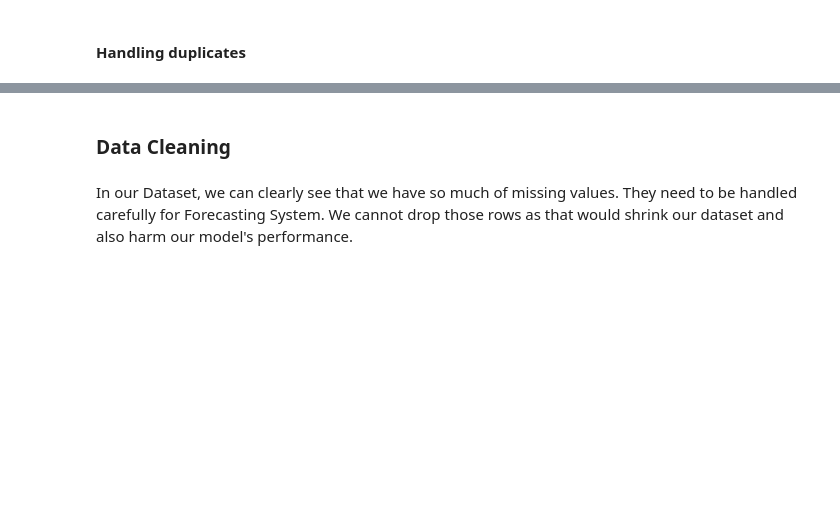
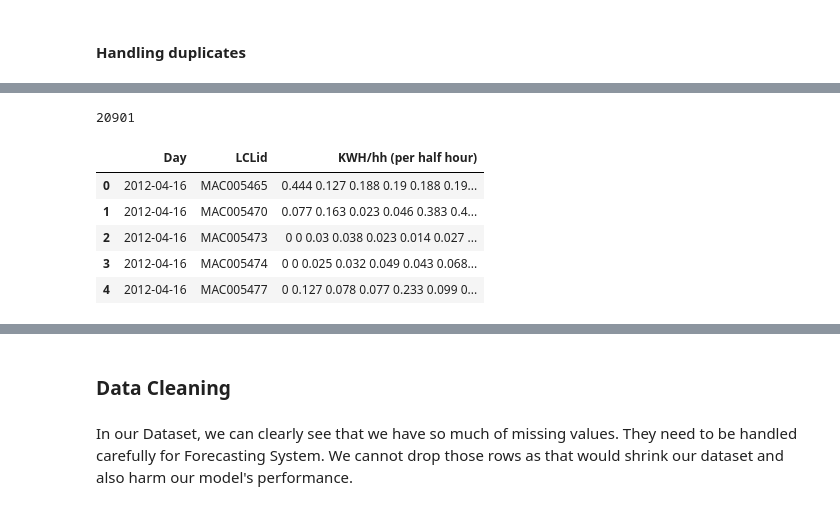
Before and after one commit to Himanshu-2678/Energy-Consumption-Forecasting, a Jupyter notebook: notebooks/1-data_clearning.ipynb, the cells around one changed output, grey strips where cells are left out. Cells and saved outputs as stored; diff of their text form; code cells hidden in the pictures; blank space fills up the shorter version.

```diff
--- a/notebooks/1-data_clearning.ipynb
+++ b/notebooks/1-data_clearning.ipynb
@@ -125,2 +95,0 @@ It is returning False which means it is not sorted. But for time-series forecast
-# %%
-df = df.sort_values('Datetime')
@@ -141,0 +128,13 @@ Name: PJM_Load, dtype: float64
+# %%
+len(grouped_df)
+# %% [output]
+20901
+# %%
+grouped_df.head()
+# %% [output]
+|  | Day | LCLid | KWH/hh (per half hour) |
+| 0 | 2012-04-16 | MAC005465 | 0.444 0.127 0.188 0.19 0.188 0.19... |
+| 1 | 2012-04-16 | MAC005470 | 0.077 0.163 0.023 0.046 0.383 0.4... |
+| 2 | 2012-04-16 | MAC005473 | 0 0 0.03 0.038 0.023 0.014 0.027 ... |
+| 3 | 2012-04-16 | MAC005474 | 0 0 0.025 0.032 0.049 0.043 0.068... |
+| 4 | 2012-04-16 | MAC005477 | 0 0.127 0.078 0.077 0.233 0.099 0... |
```
Also changed, not shown: parts of 29 cells of this notebook, 20 other files.
